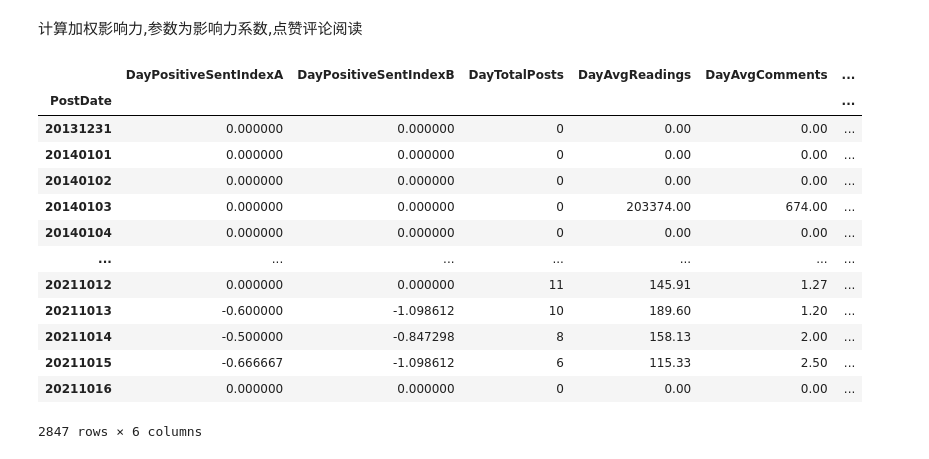
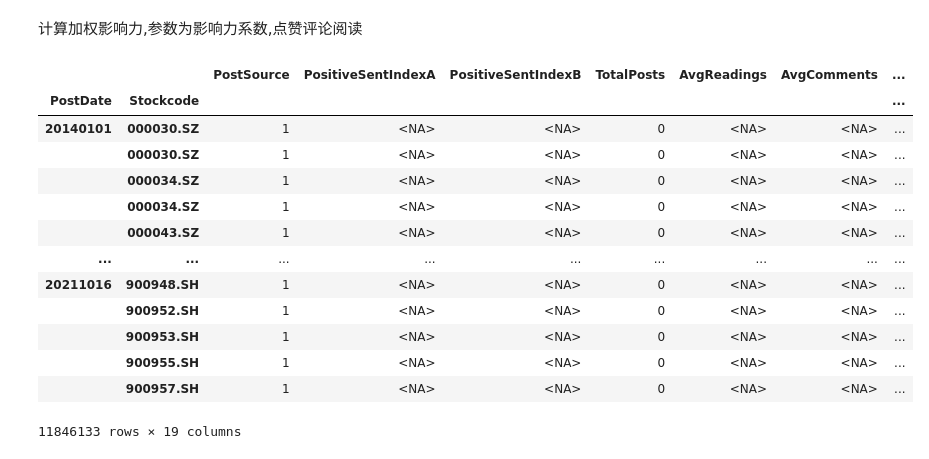
Before and after one commit to Colin-Bao/Investor-Sentiment, a Jupyter notebook: notebooks/IS-Investor.ipynb, the cells around one changed output. Drawn from its saved outputs; the diff is of its cells as text; code cells hidden in the pictures.

```diff
--- a/notebooks/IS-Investor.ipynb
+++ b/notebooks/IS-Investor.ipynb
@@ -45,7 +45,7 @@ df = (
                 DATASETS_PATH + 'FORUM_SENT_TRANS.parquet',
                 columns=['PostDate', 'Stockcode', 'PostSource', 'PositiveSentIndexA', 'PositiveSentIndexB', 'TotalPosts', 'AvgReadings',
                          'AvgComments', 'AvgPositThumbUps'])
-        .query("PostDate>=20131231 ")
+        .query("PostDate>=20140101 ")
 
 )
 # %%
@@ -71,52 +71,47 @@ df.set_index(['PostDate', 'Stockcode']).sort_index().to_pandas()
 计算加权影响力,参数为影响力系数,点赞评论阅读
 # %%
 # 每日总量
-df['DayTotalPosts'] = df.groupby(['PostDate', 'Stockcode'])['TotalPosts'].transform('sum')
-df['DayAvgReadings'] = df.groupby(['PostDate', 'Stockcode'])['AvgReadings'].transform('sum')
-df['DayAvgComments'] = df.groupby(['PostDate', 'Stockcode'])['AvgComments'].transform('sum')
-df['DayAvgPositThumbUps'] = df.groupby(['PostDate', 'Stockcode'])['AvgPositThumbUps'].transform('sum')
+df['DayTotalPosts'] = df.groupby(['PostDate', ])['TotalPosts'].transform('sum')
+df['DayAvgReadings'] = df.groupby(['PostDate', ])['AvgReadings'].transform('sum')
+df['DayAvgComments'] = df.groupby(['PostDate', ])['AvgComments'].transform('sum')
+df['DayAvgPositThumbUps'] = df.groupby(['PostDate', ])['AvgPositThumbUps'].transform('sum')
 
 # 加权因子总量
 df['DayTotalPostsFactor'] = df['TotalPosts'] / df['DayTotalPosts']
 df['DayAvgReadingsFactor'] = df['AvgReadings'] / df['DayAvgReadings']
 df['DayAvgCommentsFactor'] = df['AvgComments'] / df['DayAvgComments']
 df['DayAvgPositThumbUpsFactor'] = df['AvgPositThumbUps'] / df['DayAvgPositThumbUps']
 
 # 个股加权情绪因子
 df['PositiveSentIndexAFactor'] = (
-        (df['DayTotalPostsFactor'] * 0.15 + df['DayAvgReadingsFactor'] * 0.5 +
-         df['DayAvgCommentsFactor'] * 0.2 + df['DayAvgPositThumbUpsFactor'] * 0.15)
+        (df['DayTotalPostsFactor'] * 0.3 + df['DayAvgReadingsFactor'] * 0.5 +
+         df['DayAvgCommentsFactor'] * 0.1 + df['DayAvgPositThumbUpsFactor'] * 0.1)
         * df['PositiveSentIndexA']
 )
 
 df['PositiveSentIndexBFactor'] = (
-        (df['DayTotalPostsFactor'] * 0.15 + df['DayAvgReadingsFactor'] * 0.5 +
-         df['DayAvgCommentsFactor'] * 0.2 + df['DayAvgPositThumbUpsFactor'] * 0.15)
+        (df['DayTotalPostsFactor'] * 0.3 + df['DayAvgReadingsFactor'] * 0.5 +
+         df['DayAvgCommentsFactor'] * 0.1 + df['DayAvgPositThumbUpsFactor'] * 0.1)
         * df['PositiveSentIndexB']
 )
 
 # 每日情绪因子
 df['DayPositiveSentIndexA'] = df.groupby(['PostDate', 'Stockcode'])['PositiveSentIndexAFactor'].transform('sum')
 df['DayPositiveSentIndexB'] = df.groupby(['PostDate', 'Stockcode'])['PositiveSentIndexBFactor'].transform('sum')
 
-# 转换为时间序列数据
-df = df.groupby(['PostDate', ]).first()[
-        ['DayPositiveSentIndexA', 'DayPositiveSentIndexB',
-         'DayTotalPosts', 'DayAvgReadings', 'DayAvgComments', 'DayAvgPositThumbUps']].fillna(0)
-
-df.to_pandas()
+df.set_index(['PostDate', 'Stockcode']).sort_index()
 # %% [output]
-|  | DayPositiveSentIndexA | DayPositiveSentIndexB | DayTotalPosts | DayAvgReadings | DayAvgComments | ... |
-| PostDate |  |  |  |  |  | ... |
-| 20131231 | 0.000000 | 0.000000 | 0 | 0.00 | 0.00 | ... |
-| 20140101 | 0.000000 | 0.000000 | 0 | 0.00 | 0.00 | ... |
-| 20140102 | 0.000000 | 0.000000 | 0 | 0.00 | 0.00 | ... |
-| 20140103 | 0.000000 | 0.000000 | 0 | 203374.00 | 674.00 | ... |
-| 20140104 | 0.000000 | 0.000000 | 0 | 0.00 | 0.00 | ... |
-| ... | ... | ... | ... | ... | ... | ... |
-| 20211012 | 0.000000 | 0.000000 | 11 | 145.91 | 1.27 | ... |
-| 20211013 | -0.600000 | -1.098612 | 10 | 189.60 | 1.20 | ... |
-| 20211014 | -0.500000 | -0.847298 | 8 | 158.13 | 2.00 | ... |
-| 20211015 | -0.666667 | -1.098612 | 6 | 115.33 | 2.50 | ... |
-| 20211016 | 0.000000 | 0.000000 | 0 | 0.00 | 0.00 | ... |
+|  |  | PostSource | PositiveSentIndexA | PositiveSentIndexB | TotalPosts | AvgReadings | AvgComments | ... |
+| PostDate | Stockcode |  |  |  |  |  |  | ... |
+| 20140101 | 000030.SZ | 1 | <NA> | <NA> | 0 | <NA> | <NA> | ... |
+|  | 000030.SZ | 1 | <NA> | <NA> | 0 | <NA> | <NA> | ... |
+|  | 000034.SZ | 1 | <NA> | <NA> | 0 | <NA> | <NA> | ... |
+|  | 000034.SZ | 1 | <NA> | <NA> | 0 | <NA> | <NA> | ... |
+|  | 000043.SZ | 1 | <NA> | <NA> | 0 | <NA> | <NA> | ... |
+| ... | ... | ... | ... | ... | ... | ... | ... | ... |
+| 20211016 | 900948.SH | 1 | <NA> | <NA> | 0 | <NA> | <NA> | ... |
+|  | 900952.SH | 1 | <NA> | <NA> | 0 | <NA> | <NA> | ... |
+|  | 900953.SH | 1 | <NA> | <NA> | 0 | <NA> | <NA> | ... |
+|  | 900955.SH | 1 | <NA> | <NA> | 0 | <NA> | <NA> | ... |
+|  | 900957.SH | 1 | <NA> | <NA> | 0 | <NA> | <NA> | ... |
-2847 rows × 6 columns
+11846133 rows × 19 columns
```
Also changed, not shown: parts of 7 cells of this notebook, 1 other file.
